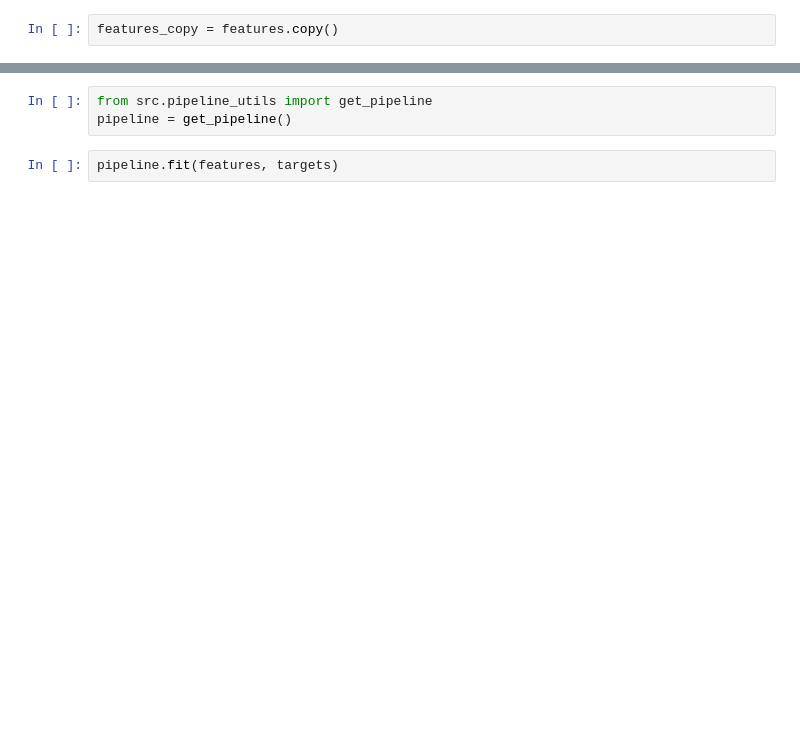
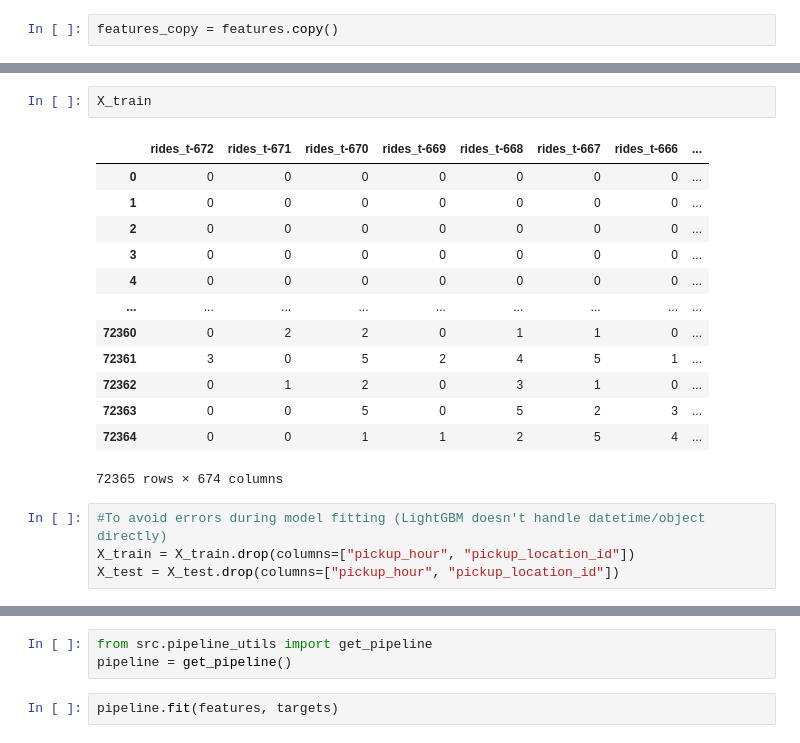
Before and after one commit to vasukrishna001/Nyc_citi_taxi_predictions, a Jupyter notebook: notebooks/14_model_training_pipeline.ipynb, the cells around one changed output, grey strips where cells are left out. Saved outputs shown, nothing was run; the diff lists cells and outputs as text; blank space fills up the shorter version.

Commit message:
Updated Citi Bike inference, model pipeline, and feature logic

```diff
--- a/notebooks/14_model_training_pipeline.ipynb
+++ b/notebooks/14_model_training_pipeline.ipynb
@@ -272,0 +279,20 @@ memory usage: 470.3 MB
+# %%
+X_train
+# %% [output]
+|  | rides_t-672 | rides_t-671 | rides_t-670 | rides_t-669 | rides_t-668 | rides_t-667 | rides_t-666 | ... |
+| 0 | 0 | 0 | 0 | 0 | 0 | 0 | 0 | ... |
+| 1 | 0 | 0 | 0 | 0 | 0 | 0 | 0 | ... |
+| 2 | 0 | 0 | 0 | 0 | 0 | 0 | 0 | ... |
+| 3 | 0 | 0 | 0 | 0 | 0 | 0 | 0 | ... |
+| 4 | 0 | 0 | 0 | 0 | 0 | 0 | 0 | ... |
+| ... | ... | ... | ... | ... | ... | ... | ... | ... |
+| 72360 | 0 | 2 | 2 | 0 | 1 | 1 | 0 | ... |
+| 72361 | 3 | 0 | 5 | 2 | 4 | 5 | 1 | ... |
+| 72362 | 0 | 1 | 2 | 0 | 3 | 1 | 0 | ... |
+| 72363 | 0 | 0 | 5 | 0 | 5 | 2 | 3 | ... |
+| 72364 | 0 | 0 | 1 | 1 | 2 | 5 | 4 | ... |
+72365 rows × 674 columns
+# %%
+#To avoid errors during model fitting (LightGBM doesn't handle datetime/object directly)
+X_train = X_train.drop(columns=["pickup_hour", "pickup_location_id"])
+X_test = X_test.drop(columns=["pickup_hour", "pickup_location_id"])
```
Also changed, not shown: parts of 31 cells of this notebook, 5 other files.
